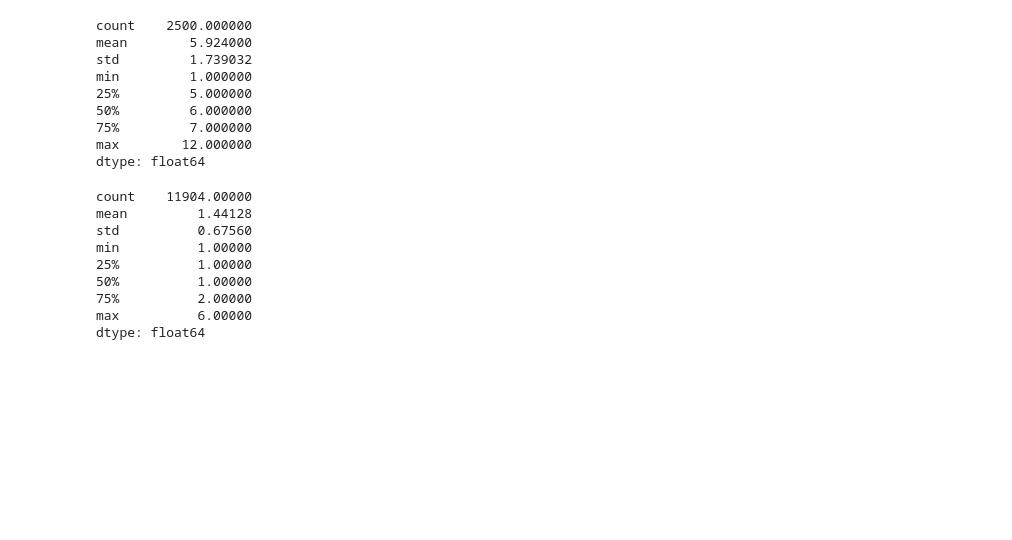
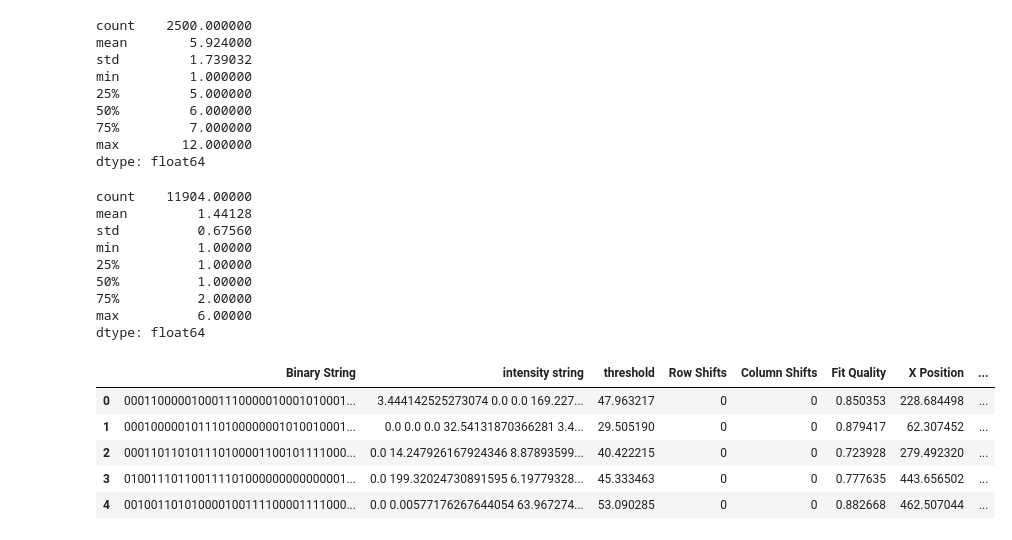
Before and after one commit to gmortuza/dissertation, a Jupyter notebook: others/analyze_smlm.ipynb, the cells around one changed output. Drawn from its saved outputs; the diff is of its cells as text; code cells hidden in the pictures; blank space fills up the shorter version.

```diff
--- a/others/analyze_smlm.ipynb
+++ b/others/analyze_smlm.ipynb
@@ -175,3 +177,14 @@ min          1.00000
 75%          2.00000
 max          6.00000
 dtype: float64
+# %%
+df = pd.read_csv("/Users/golammortuza/Desktop/dNAM_DNAPAINT_DriftCorrected_localizations/20190913_Recording1_locs_bin_info_5.csv")
+# %%
+df
+# %% [output]
+|  | Binary String | intensity string | threshold | Row Shifts | Column Shifts | Fit Quality | X Position | ... |
+| 0 | 000110000010001110000010001010001... | 3.444142525273074 0.0 0.0 169.227... | 47.963217 | 0 | 0 | 0.850353 | 228.684498 | ... |
+| 1 | 000100000101110100000001010010001... | 0.0 0.0 0.0 32.54131870366281 3.4... | 29.505190 | 0 | 0 | 0.879417 | 62.307452 | ... |
+| 2 | 000110110101110100001100101111000... | 0.0 14.247926167924346 8.87893599... | 40.422215 | 0 | 0 | 0.723928 | 279.492320 | ... |
+| 3 | 010011101100111101000000000000001... | 0.0 199.32024730891595 6.19779328... | 45.333463 | 0 | 0 | 0.777635 | 443.656502 | ... |
+| 4 | 001001101010000100111100001111000... | 0.0 0.00577176267644054 63.967274... | 53.090285 | 0 | 0 | 0.882668 | 462.507044 | ... |
```
Also changed, not shown: parts of 6 cells of this notebook, 4 other files.
